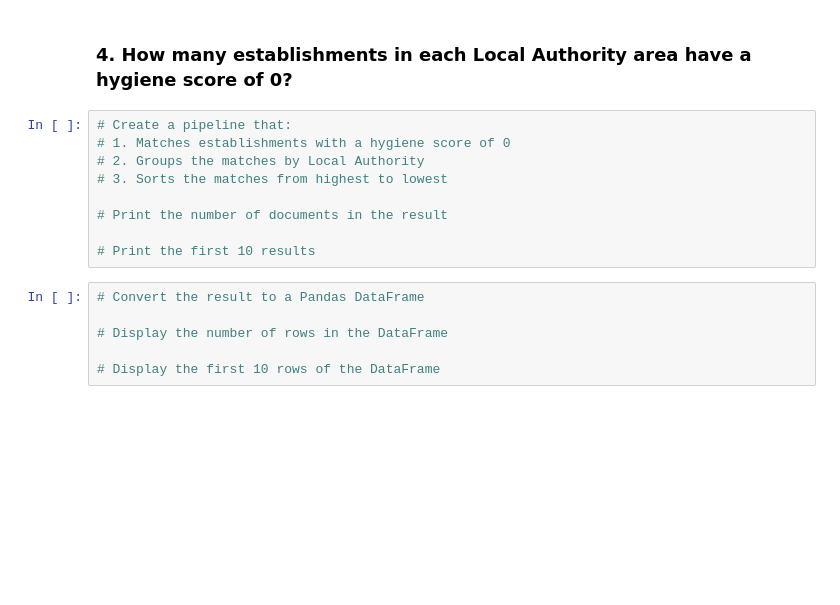
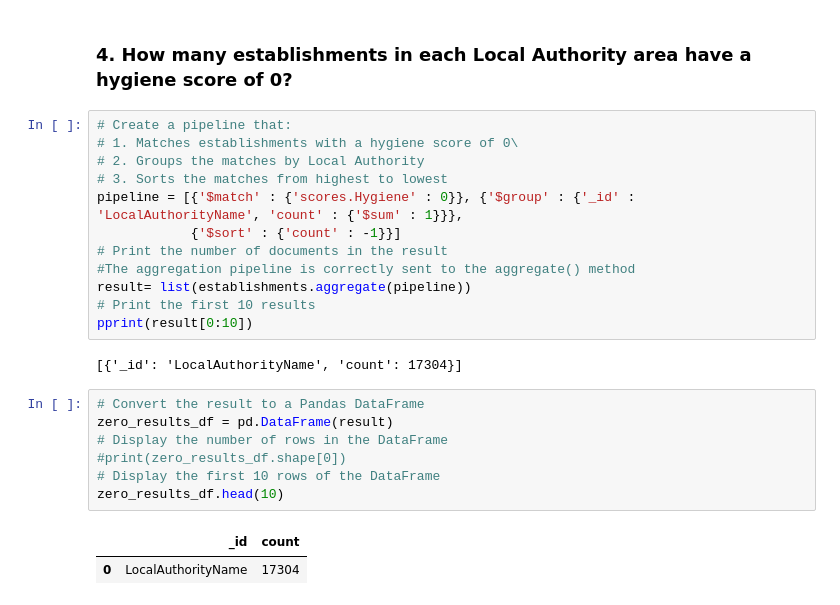
Before and after one commit to v-gbarber/nosql-challenge, a Jupyter notebook: NoSQL_analysis_starter.ipynb, the cells around one changed output. Saved outputs shown, nothing was run; the diff lists cells and outputs as text; blank space fills up the shorter version.

```diff
--- a/NoSQL_analysis_starter.ipynb
+++ b/NoSQL_analysis_starter.ipynb
@@ -115,16 +183,25 @@ sort =
 ### 4. How many establishments in each Local Authority area have a hygiene score of 0?
 # %%
 # Create a pipeline that:
-# 1. Matches establishments with a hygiene score of 0
+# 1. Matches establishments with a hygiene score of 0\
 # 2. Groups the matches by Local Authority
 # 3. Sorts the matches from highest to lowest
-
+pipeline = [{'$match' : {'scores.Hygiene' : 0}}, {'$group' : {'_id' : 'LocalAuthorityName', 'count' : {'$sum' : 1}}},
+            {'$sort' : {'count' : -1}}]
 # Print the number of documents in the result
-
+#The aggregation pipeline is correctly sent to the aggregate() method
+result= list(establishments.aggregate(pipeline))
 # Print the first 10 results
+pprint(result[0:10])
+# %% [output]
+[{'_id': 'LocalAuthorityName', 'count': 17304}]
 # %%
 # Convert the result to a Pandas DataFrame
-
+zero_results_df = pd.DataFrame(result)
 # Display the number of rows in the DataFrame
-
+#print(zero_results_df.shape[0])
 # Display the first 10 rows of the DataFrame
+zero_results_df.head(10)
+# %% [output]
+|  | _id | count |
+| 0 | LocalAuthorityName | 17304 |
```
Also changed, not shown: parts of 7 cells of this notebook.
